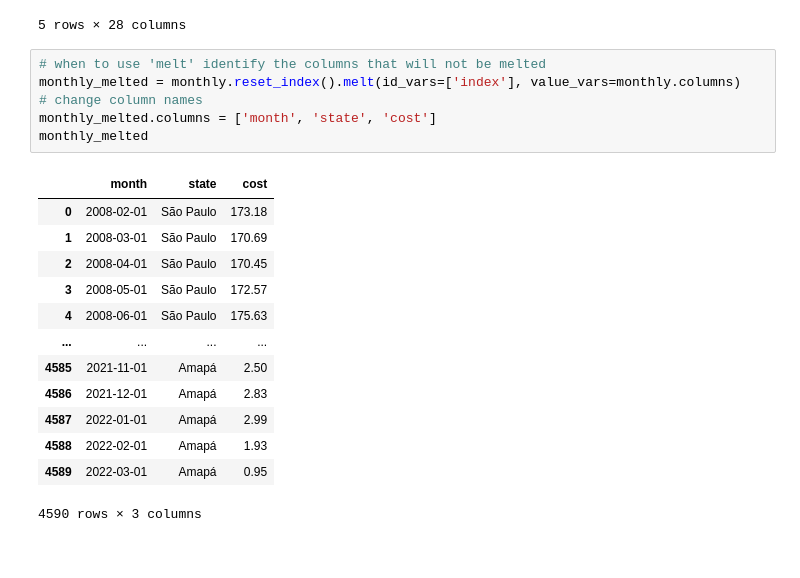
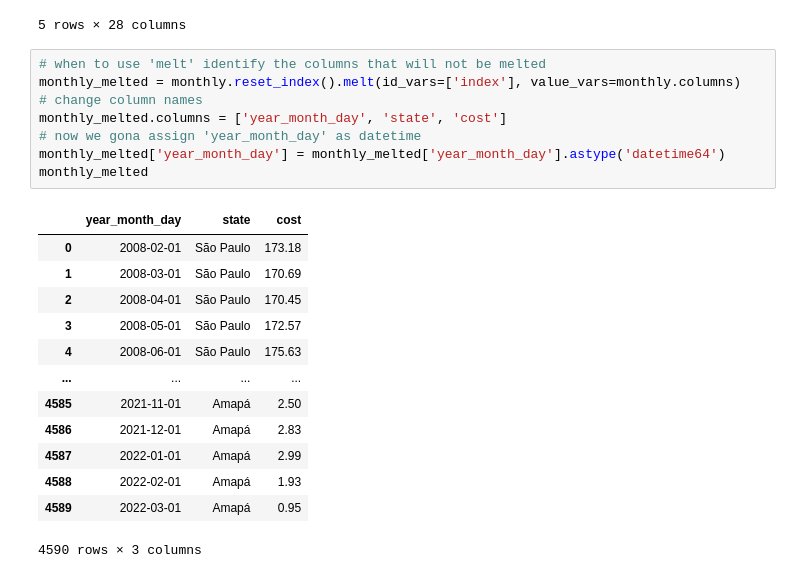
Before and after one commit to paulo-lins/EDA_datasus, a Jupyter notebook: EDA_tabnet.ipynb, the cells around one changed output. Saved outputs shown, nothing was run; the diff lists cells and outputs as text.

```diff
--- a/EDA_tabnet.ipynb
+++ b/EDA_tabnet.ipynb
@@ -1264,11 +1264,13 @@ monthly.reset_index().head()
 # %%
 # when to use 'melt' identify the columns that will not be melted
 monthly_melted = monthly.reset_index().melt(id_vars=['index'], value_vars=monthly.columns)
 # change column names
-monthly_melted.columns = ['month', 'state', 'cost']
+monthly_melted.columns = ['year_month_day', 'state', 'cost']
+# now we gona assign 'year_month_day' as datetime
+monthly_melted['year_month_day'] = monthly_melted['year_month_day'].astype('datetime64')
 monthly_melted
 # %% [output]
-|  | month | state | cost |
+|  | year_month_day | state | cost |
 | 0 | 2008-02-01 | São Paulo | 173.18 |
 | 1 | 2008-03-01 | São Paulo | 170.69 |
 | 2 | 2008-04-01 | São Paulo | 170.45 |
```
Also changed, not shown: parts of 15 cells of this notebook.
